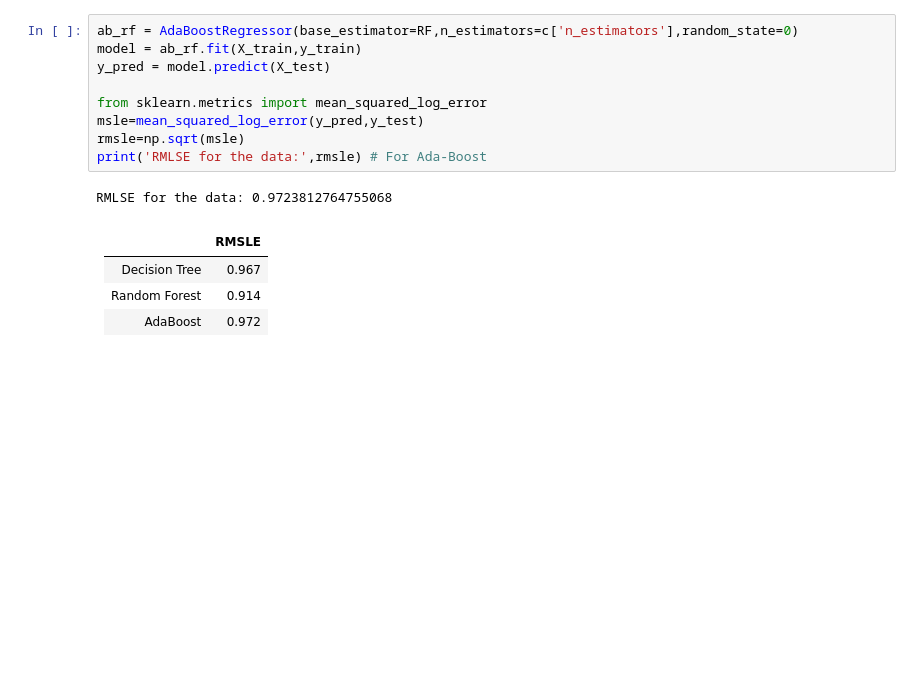
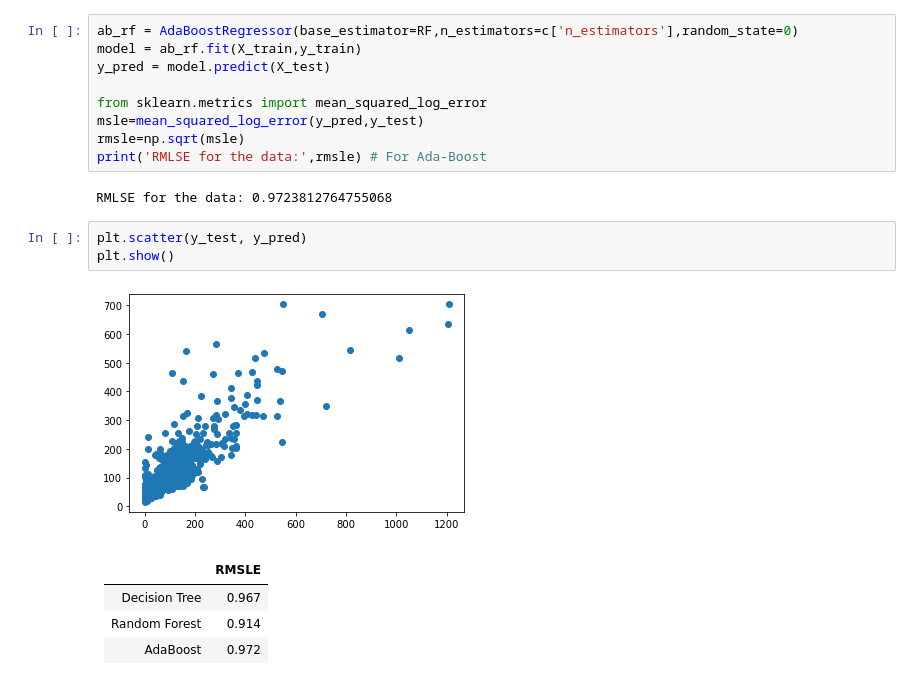
Before and after one commit to katelyn98/HealthyRide-Mapping, a Jupyter notebook: Models/RandomForestModel.ipynb, the cells around one changed output. Cells and saved outputs as stored; diff of their text form; blank space fills up the shorter version.

```diff
--- a/Models/RandomForestModel.ipynb
+++ b/Models/RandomForestModel.ipynb
@@ -131,6 +141,11 @@ rmsle=np.sqrt(msle)
 print('RMLSE for the data:',rmsle) # For Ada-Boost
 # %% [output]
 RMLSE for the data: 0.9723812764755068
+# %%
+plt.scatter(y_test, y_pred)
+plt.show()
+# %% [output]
+[figure, added]
 # %% [markdown]
 |  | RMSLE|
 |:--:|:--:|
```
Also changed, not shown: parts of 5 cells of this notebook.
